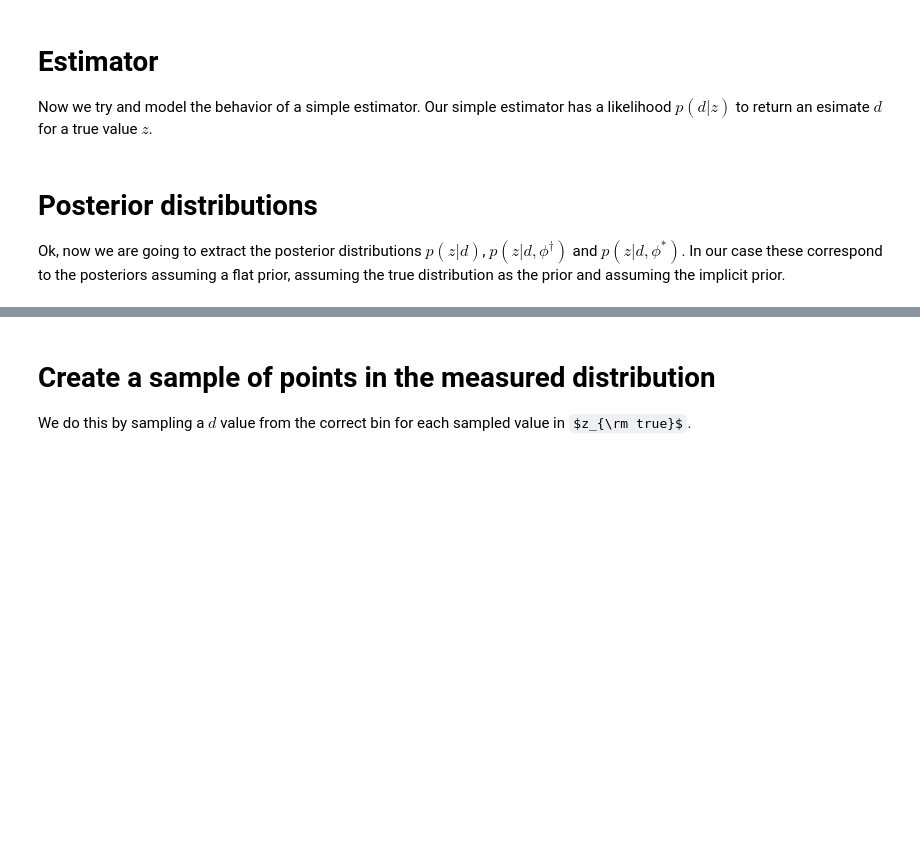
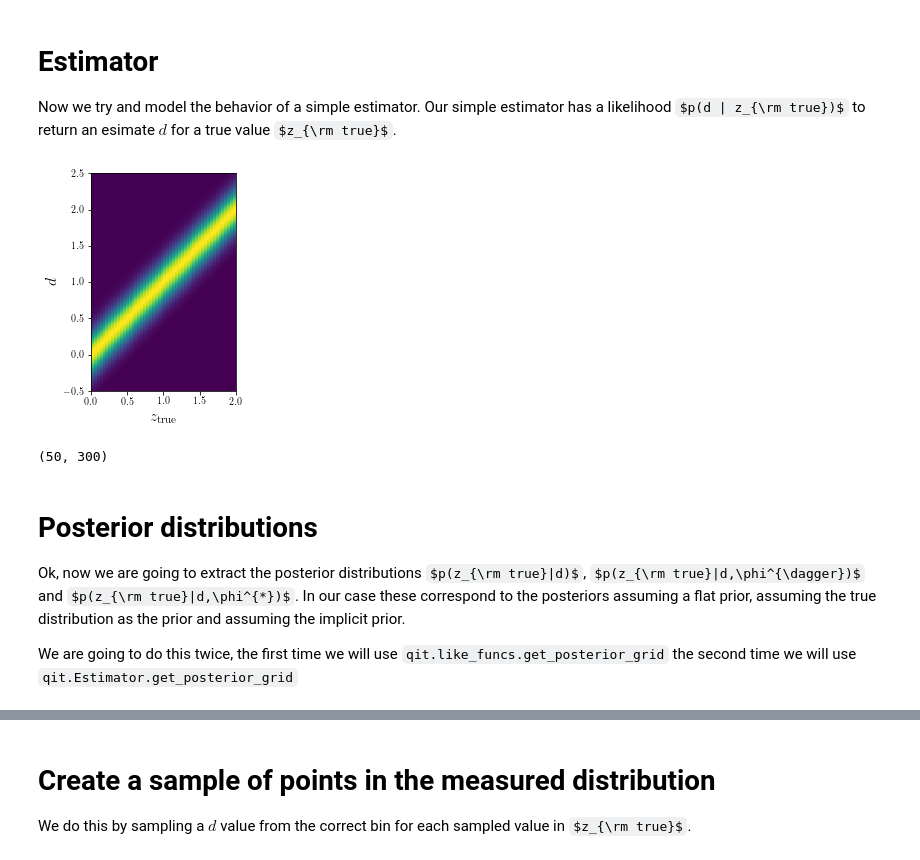
Before and after one commit to LSSTDESC/qit, a Jupyter notebook: nb/qit_example.ipynb, the cells around one changed output, grey strips where cells are left out. Cells and saved outputs as stored; diff of their text form; code cells hidden in the pictures; some formulas as TeX source; blank space fills up the shorter version.

```diff
--- a/nb/qit_example.ipynb
+++ b/nb/qit_example.ipynb
@@ -30,6 +38,6 @@ ax_prior = implicit_prior.plot(xlim=(Z_TRUE_MIN, Z_TRUE_MAX), label=r"unnorm")
 # Estimator
 
 Now we try and model the behavior of a simple estimator.
-Our simple estimator has a likelihood $p(d | z)$ to return an esimate $d$ for a true value $z$.
+Our simple estimator has a likelihood $p(d | z_{\rm true})$ to return an esimate $d$ for a true value $z_{\rm true}$.
 # %%
 # This represents the "estimator" code, we define 50 bins (in true redshift)
@@ -46,20 +54,28 @@ like_estim = qit.Estimator([z_bins], likelihood)
 # %%
 # These are the points at which we evaluate the PDFs
 N_OBS_BINS = 300
 Z_OBS_MIN, Z_OBS_MAX = -0.5, 2.5
-grid_edge = np.linspace(Z_OBS_MIN, Z_OBS_MAX, N_OBS_BINS+1)
-grid_cent = qp.utils.edge_to_center(grid_edge)
-p_grid = likelihood.pdf(grid_cent)
+z_obs_edge = np.linspace(Z_OBS_MIN, Z_OBS_MAX, N_OBS_BINS+1)
+z_obs_cent = qp.utils.edge_to_center(z_obs_edge)
+p_grid = likelihood.pdf(z_obs_cent)
 
 plot_kwds = dict(xlabel=r'$z_{\rm true}$',
                  ylabel=r'$d$',
                  extent=(Z_TRUE_MIN, Z_TRUE_MAX, Z_OBS_MIN, Z_OBS_MAX),
                  origin='lower')
 pl_like = qit.plotting.plot_2d_like(p_grid.T, **plot_kwds)
+# %% [output]
+[figure, added]
+# %%
+p_grid.shape
+# %% [output]
+(50, 300)
 # %% [markdown]
 # Posterior distributions
 
-Ok, now we are going to extract the posterior distributions $p(z|d)$, $p(z|d,\phi^{\dagger})$ and $p(z|d,\phi^{*})$.  In our case these correspond to the posteriors assuming a flat prior, assuming the true distribution as the prior and assuming the implicit prior.
+Ok, now we are going to extract the posterior distributions $p(z_{\rm true}|d)$, $p(z_{\rm true}|d,\phi^{\dagger})$ and $p(z_{\rm true}|d,\phi^{*})$.  In our case these correspond to the posteriors assuming a flat prior, assuming the true distribution as the prior and assuming the implicit prior.
+
+We are going to do this twice, the first time we will use `qit.like_funcs.get_posterior_grid` the second time we will use `qit.Estimator.get_posterior_grid`
 # %%
 # Let's flip around the likelihood
 z_grid = z_centers
```
Also changed, not shown: parts of 29 cells of this notebook, 3 other files.
